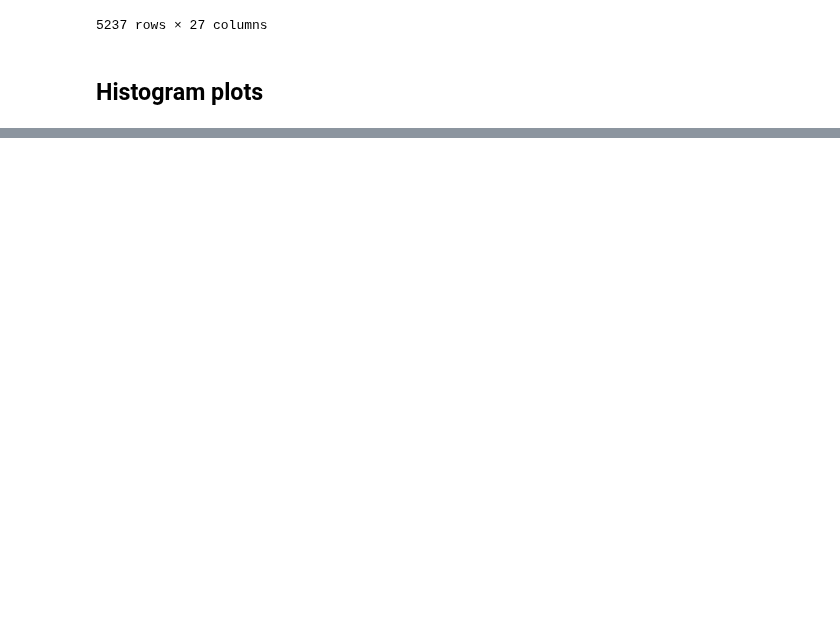
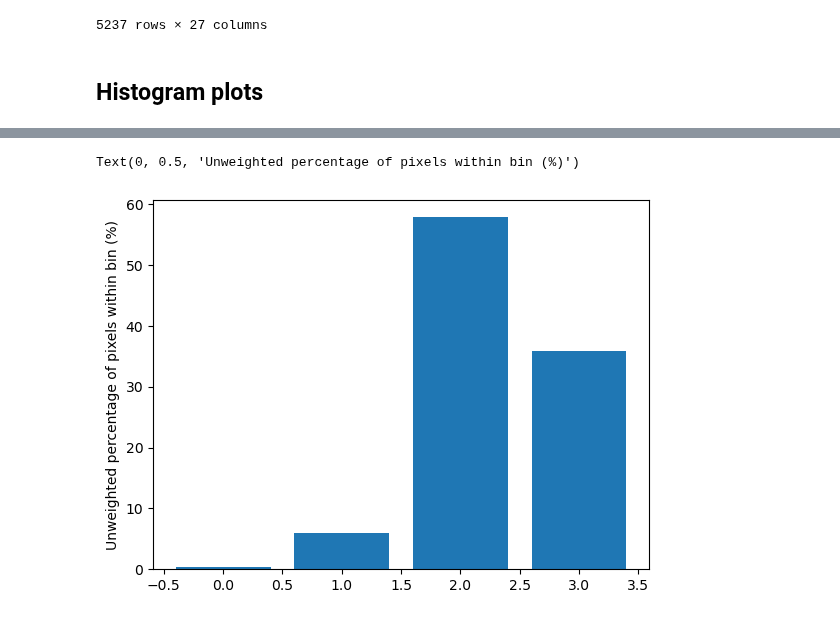
Before and after one commit to ekcomputer/lake-area, a Jupyter notebook: HL_zonal_GSW_batch.ipynb, the cells around one changed output, grey strips where cells are left out. Saved outputs shown, nothing was run; the diff lists cells and outputs as text; code cells hidden in the pictures; blank space fills up the shorter version.

```diff
--- a/HL_zonal_GSW_batch.ipynb
+++ b/HL_zonal_GSW_batch.ipynb
@@ -265,0 +298,8 @@ g.set(title=f'Hydrolakes: GSW Occurrence breakdown for each class')
+# %%
+## Weighted average histogram/barplot (alternate using MPL)
+
+plt.bar(x=np.arange(4), height=weightAvg)
+plt.ylabel( 'Unweighted percentage of pixels within bin (%)')
+# %% [output]
+Text(0, 0.5, 'Unweighted percentage of pixels within bin (%)')
+[figure, added]
```
Also changed, not shown: parts of 6 cells of this notebook, 1 other file.
